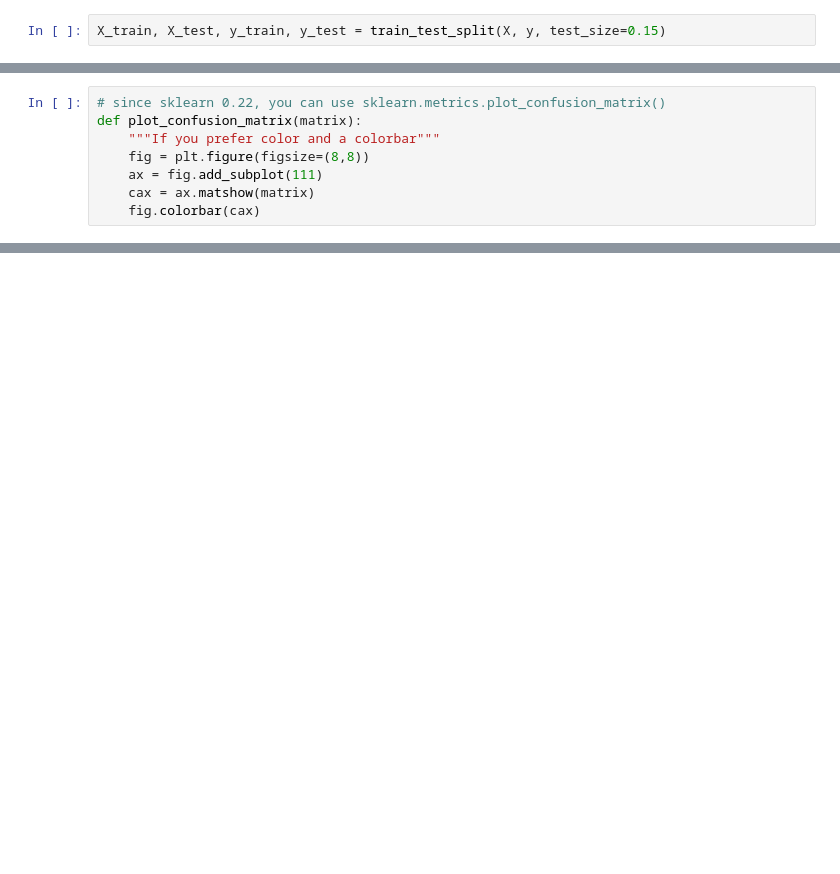
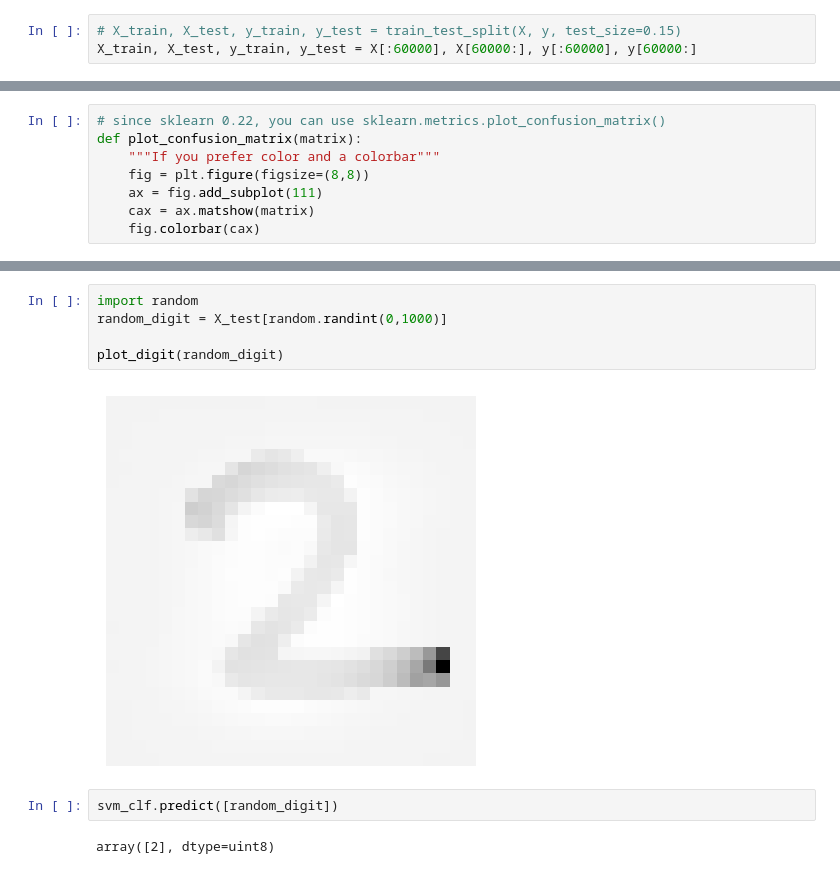
Before and after one commit to rohit204k/hands_on_ml_tf_k, a Jupyter notebook: MNIST_Classification.ipynb, the cells around one changed output, grey strips where cells are left out. Drawn from its saved outputs; the diff is of its cells as text; blank space fills up the shorter version.

```diff
--- a/Untitled.ipynb
+++ b/MNIST_Classification.ipynb
@@ -63,7 +63,8 @@ y[0]
 # %%
 y = y.astype(np.uint8)
 # %%
-X_train, X_test, y_train, y_test = train_test_split(X, y, test_size=0.15)
+# X_train, X_test, y_train, y_test = train_test_split(X, y, test_size=0.15)
+X_train, X_test, y_train, y_test = X[:60000], X[60000:], y[:60000], y[60000:]
 # %%
 key, counts = np.unique(y_train, return_counts=True)
 print('Distribution of labels in train set')
@@ -252,0 +309,11 @@ plt.show()
+# %%
+import random
+random_digit = X_test[random.randint(0,1000)]
+
+plot_digit(random_digit)
+# %% [output]
+[figure, added]
+# %%
+svm_clf.predict([random_digit])
+# %% [output]
+array([2], dtype=uint8)
```
Also changed, not shown: parts of 27 cells of this notebook, 5 other files.
